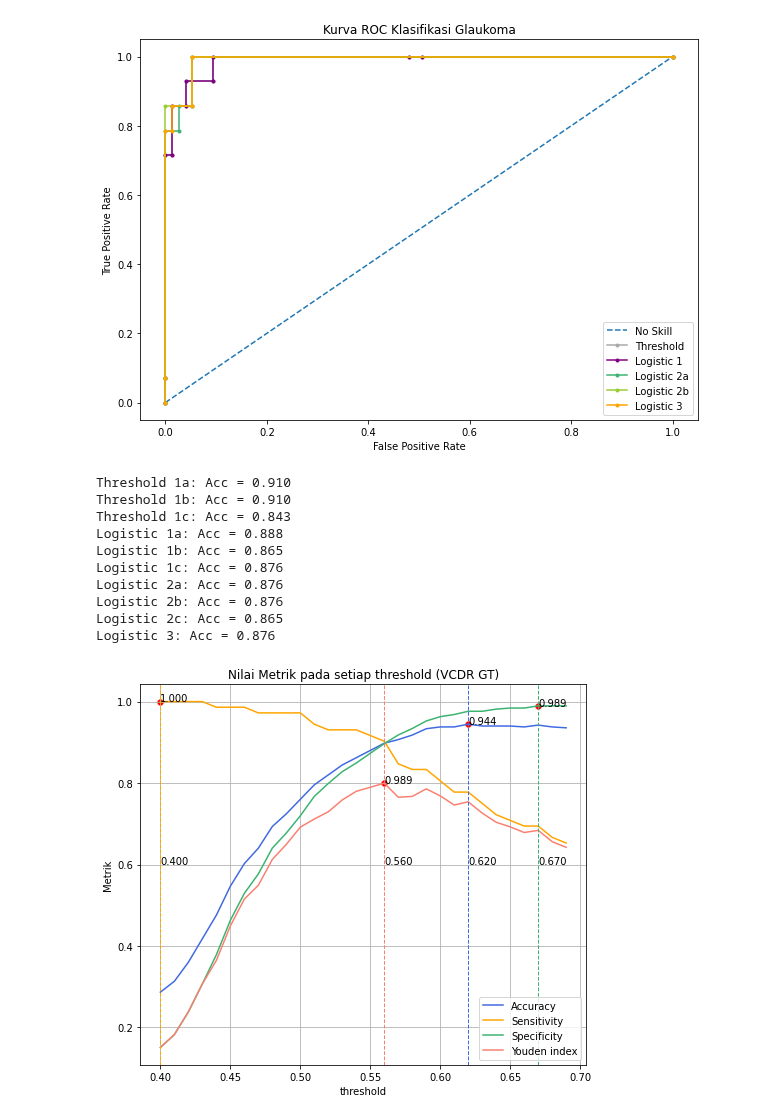
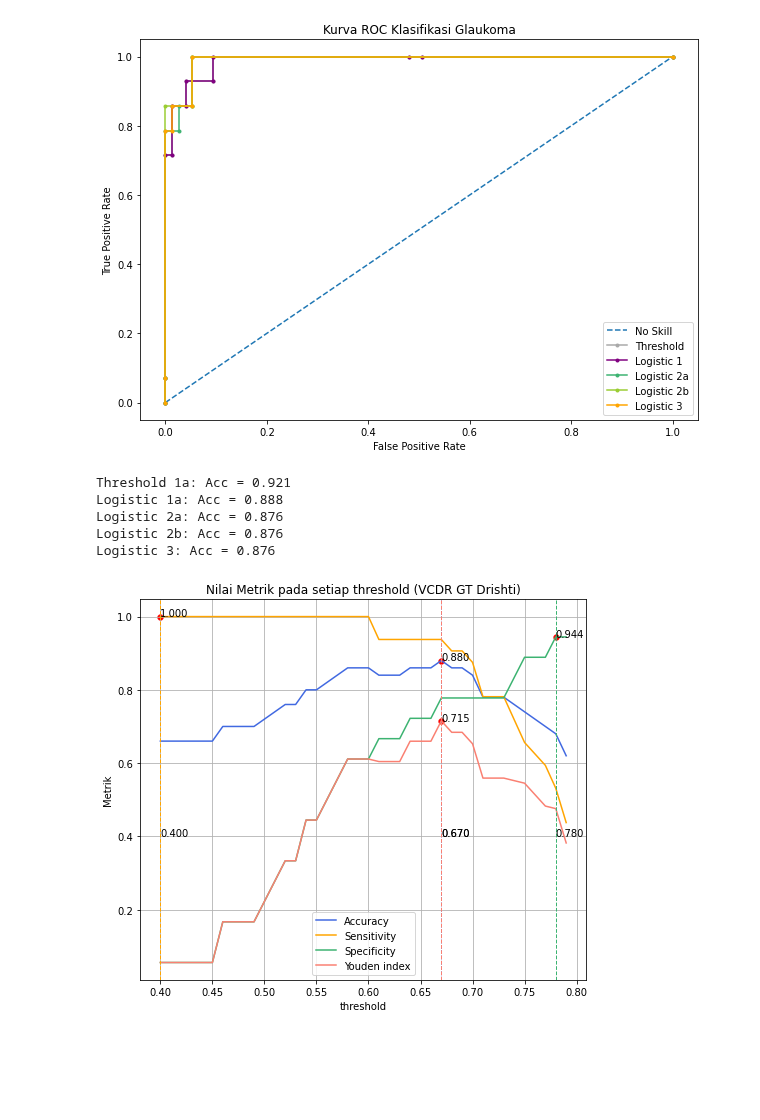
Before and after one commit to anasnafis77/Glaucoma-Detection-UNet, a Jupyter notebook: Glaucoma_inference.ipynb, the cells around one changed output. Saved outputs shown, nothing was run; the diff lists cells and outputs as text; code cells hidden in the pictures; blank space fills up the shorter version.

```diff
--- a/Glaucoma_inference.ipynb
+++ b/Glaucoma_inference.ipynb
@@ -605,7 +730,7 @@ x_GT2b = inf_df[['VCDR GT', 'HCDR GT']].to_numpy()
 x_GT2c = inf_df[['ACDR GT', 'HCDR GT']].to_numpy()
 x_GT3 = inf_df[['VCDR GT', 'ACDR GT', 'HCDR GT']].to_numpy()
 
-y = inf_df['tag'].to_numpy().squeeze()
+y = inf_df['tag'].to_numpy()
 y = encoder(y)
 # %%
 train_ix, test_ix = index_shuffle(f=2)
@@ -652,7 +777,7 @@ def metrik(tn, fp, fn, tp):
   youden = sen + spe - 1
   return acc, sen, spe, f, youden
 
-def threshold_pred(CDRS, threshold=0.62):
+def threshold_pred(CDRS, threshold=0.56):
   pred = []
   for CDR in CDRS:
     if CDR < threshold:
@@ -829,60 +945,55 @@ Threshold 1a: ROC AUC=0.989
 # %%
 # predict class
 thd1a = threshold_pred(x1a[test_ix])
-thd1b = threshold_pred(x1b[test_ix])
-thd1c = threshold_pred(x1c[test_ix])
+#thd1b = threshold_pred(x1b[test_ix])
+#thd1c = threshold_pred(x1c[test_ix])
 lr1a = model1a.predict(x1a[test_ix])
-lr1b = model1b.predict(x1b[test_ix])
-lr1c = model1c.predict(x1c[test_ix])
+#lr1b = model1b.predict(x1b[test_ix])
+#lr1c = model1c.predict(x1c[test_ix])
 lr2a = model2a.predict(x2a[test_ix])
 lr2b = model2b.predict(x2b[test_ix])
-lr2c = model2c.predict(x2c[test_ix])
+#lr2c = model2c.predict(x2c[test_ix])
 lr3 = model3.predict(x3[test_ix])
 
 # Calculate accuracy
 acc0a = accuracy_score(testy, thd1a)
-acc0b = accuracy_score(testy, thd1b)
-acc0c = accuracy_score(testy, thd1c)
+#acc0b = accuracy_score(testy, thd1b)
+#acc0c = accuracy_score(testy, thd1c)
 acc1a = accuracy_score(testy, lr1a)
-acc1b = accuracy_score(testy, lr1b)
-acc1c = accuracy_score(testy, lr1c)
+#acc1b = accuracy_score(testy, lr1b)
+#acc1c = accuracy_score(testy, lr1c)
 acc2a = accuracy_score(testy, lr2a)
 acc2b = accuracy_score(testy, lr2b)
-acc2c = accuracy_score(testy, lr2c)
+#acc2c = accuracy_score(testy, lr2c)
 acc3 = accuracy_score(testy, lr3)
 
 # summarize scores
 print('Threshold 1a: Acc = %.3f' % (acc0a))
-print('Threshold 1b: Acc = %.3f' % (acc0b))
-print('Threshold 1c: Acc = %.3f' % (acc0c))
+#print('Threshold 1b: Acc = %.3f' % (acc0b))
+#print('Threshold 1c: Acc = %.3f' % (acc0c))
 print('Logistic 1a: Acc = %.3f' % (acc1a))
-print('Logistic 1b: Acc = %.3f' % (acc1b))
-print('Logistic 1c: Acc = %.3f' % (acc1c))
+#print('Logistic 1b: Acc = %.3f' % (acc1b))
+#print('Logistic 1c: Acc = %.3f' % (acc1c))
 print('Logistic 2a: Acc = %.3f' % (acc2a))
 print('Logistic 2b: Acc = %.3f' % (acc2b))
-print('Logistic 2c: Acc = %.3f' % (acc2c))
+#print('Logistic 2c: Acc = %.3f' % (acc2c))
 print('Logistic 3: Acc = %.3f' % (acc3))
 print()
 # %% [output]
-Threshold 1a: Acc = 0.910
-Threshold 1b: Acc = 0.910
-Threshold 1c: Acc = 0.843
+Threshold 1a: Acc = 0.921
 Logistic 1a: Acc = 0.888
-Logistic 1b: Acc = 0.865
-Logistic 1c: Acc = 0.876
 Logistic 2a: Acc = 0.876
 Logistic 2b: Acc = 0.876
-Logistic 2c: Acc = 0.865
 Logistic 3: Acc = 0.876
 # %%
-X = x_GT1a
-y_true = y
+X = x_GT1a[:50]
+y_true = y[:50]
 thresholds = []
 acc = []
 sen = []
 spe = []
 youd = []
-for i in range(30):
+for i in range(40):
   thd = 0.4 + i*0.01
   y_pred = threshold_pred(X, threshold=thd)
   tn, fp, fn, tp = confusion_matrix(y_true, y_pred).ravel()
@@ -902,40 +1013,40 @@ fig, ax = plt.subplots(1, 1, figsize=(8, 7))
 max_acc = np.max(y1)
 max_sen = np.max(y2)
 max_spe = np.max(y3)
 max_youd = np.max(y4)
 t_acc = X[y1.index(max_acc)]
 t_sen = X[y2.index(max_sen)]
 t_spe = X[y3.index(max_spe)]
 t_youd = X[y4.index(max_youd)]
 
 ax.plot(X, y1, color='royalblue', label='Accuracy')
 ax.plot(X, y2, color='orange', label='Sensitivity')
 ax.plot(X, y3, color='mediumseagreen', label='Specificity')
 ax.plot(X, y4, color='salmon', label='Youden index')
 ax.scatter(t_acc, max_acc, marker='o', color='r', lw=0.25)
 ax.scatter(t_sen, max_sen, marker='o', color='r', lw=0.25)
 ax.scatter(t_spe, max_spe, marker='o', color='r', lw=0.25)
 ax.scatter(t_youd, max_youd, marker='o', color='r', lw=0.25)
 ax.axvline(x=t_acc, linestyle='--', color='royalblue', lw=1)
 ax.axvline(x=t_sen, linestyle='--', color='orange', lw=1)
 ax.axvline(x=t_spe, linestyle='--', color='mediumseagreen', lw=1)
 ax.axvline(x=t_youd, linestyle='--', color='salmon', lw=1)
-ax.text(t_acc, 0.6, '{:.3f}'.format(t_acc), size='medium')
-ax.text(t_sen, 0.6, '{:.3f}'.format(t_sen), size='medium')
-ax.text(t_spe, 0.6, '{:.3f}'.format(t_spe), size='medium')
-ax.text(t_youd, 0.6, '{:.3f}'.format(t_youd), size='medium')
+ax.text(t_acc, 0.4, '{:.3f}'.format(t_acc), size='medium')
+ax.text(t_sen, 0.4, '{:.3f}'.format(t_sen), size='medium')
+ax.text(t_spe, 0.4, '{:.3f}'.format(t_spe), size='medium')
+ax.text(t_youd, 0.4, '{:.3f}'.format(t_youd), size='medium')
 ax.set_xlabel('threshold')
 ax.set_ylabel('Metrik')
 ax.text(t_acc, max_acc, '{:.3f}'.format(max_acc), size='medium')
 ax.text(t_sen, max_sen, '{:.3f}'.format(max_sen), size='medium')
 ax.text(t_spe, max_spe, '{:.3f}'.format(max_spe), size='medium')
-ax.text(t_youd, max_youd, '{:.3f}'.format(max_spe), size='medium')
+ax.text(t_youd, max_youd, '{:.3f}'.format(max_youd), size='medium')
 ax.grid()
-ax.set_title('Nilai Metrik pada setiap threshold (VCDR GT)')
+ax.set_title('Nilai Metrik pada setiap threshold (VCDR GT Drishti)')
 ax.legend()
 plt.show()
 # %% [output]
-[figure, old version]
+[figure, new version]
 # %%
 def plot_cfm(cfm, ax, i, metode):
   im = ax[i].imshow(cfm, cmap='summer')
```
Also changed, not shown: parts of 27 cells of this notebook.
